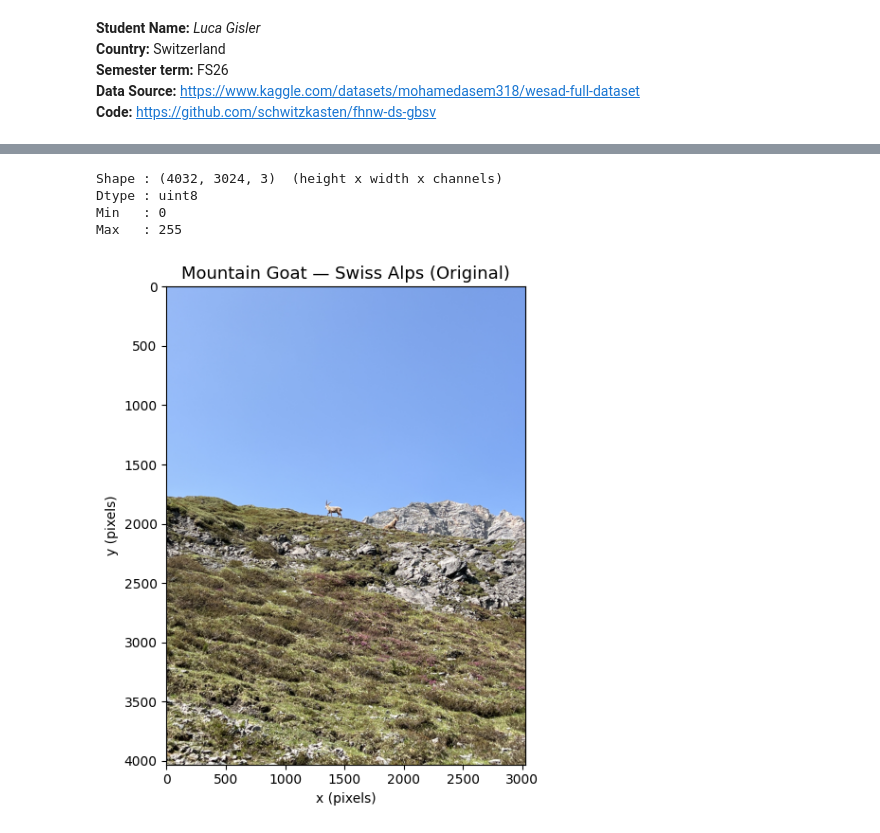
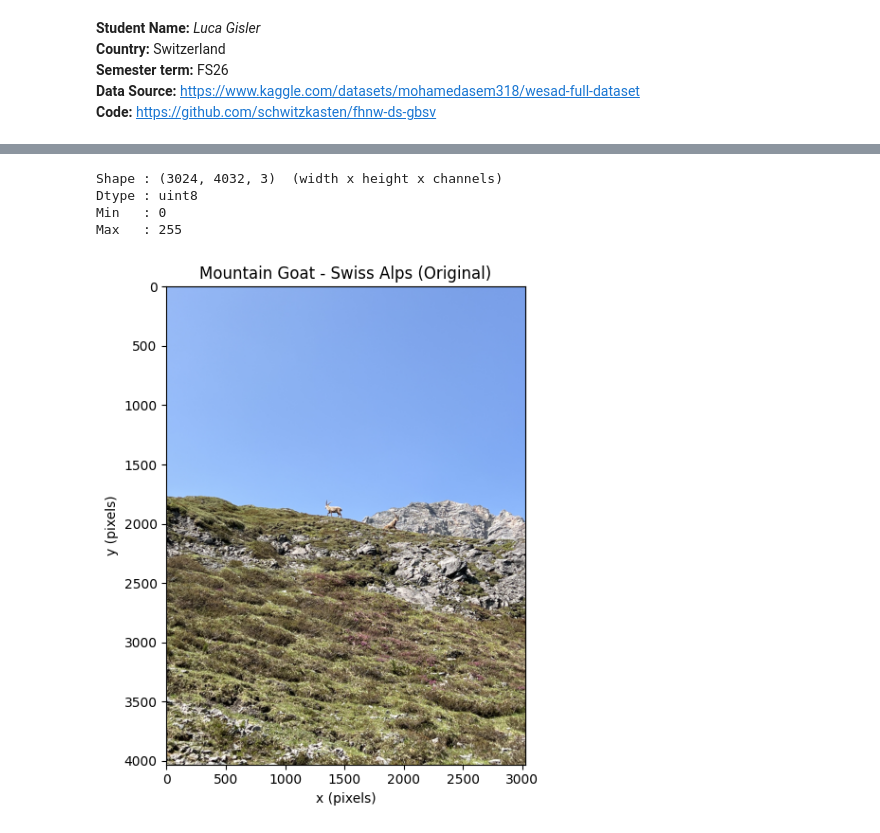
Before and after one commit to schwitzkasten/fhnw-ds-gbsv, a Jupyter notebook: Challenges MC2/gbsv-mc2.1.ipynb, the cells around one changed output, grey strips where cells are left out. Cells and saved outputs as stored; diff of their text form; code cells hidden in the pictures.

```diff
--- a/Challenges MC2/gbsv-mc2.1.ipynb
+++ b/Challenges MC2/gbsv-mc2.1.ipynb
@@ -27,33 +27,30 @@ The selected image represents an Alpine ibex (*Capra ibex*, Steinbock) photograp
 # %%
 import numpy as np
 import matplotlib.pyplot as plt
 from PIL import Image
 
-# Load image
 img_path = "Data/Steinbock.jpg"
-img_pil = Image.open(img_path).convert("RGB")
-img = np.array(img_pil)
+img = np.array(Image.open(img_path).convert("RGB"))
 
-# rotate image by 90 degrees clockwise
+# rotate 90 degrees clockwise
 img = np.rot90(img, k=-1)
+h, w, c = img.shape
 
-# Inspect
-print(f"Shape : {img.shape}  (height x width x channels)")
+print(f"Shape : ({w}, {h}, {c})  (width x height x channels)")
 print(f"Dtype : {img.dtype}")
 print(f"Min   : {img.min()}")
 print(f"Max   : {img.max()}")
 
-# Display full image
 fig, ax = plt.subplots(figsize=(9, 6))
 ax.imshow(img)
-ax.set_title("Mountain Goat — Swiss Alps (Original)", fontsize=13)
+ax.set_title("Mountain Goat - Swiss Alps (Original)")
 ax.set_xlabel("x (pixels)")
 ax.set_ylabel("y (pixels)")
 plt.tight_layout()
 plt.show()
 # %% [output]
-Shape : (4032, 3024, 3)  (height x width x channels)
+Shape : (3024, 4032, 3)  (width x height x channels)
 Dtype : uint8
 Min   : 0
 Max   : 255
-[figure, old version]
+[figure, new version]
```
Also changed, not shown: parts of 30 cells of this notebook, 2 other files.
